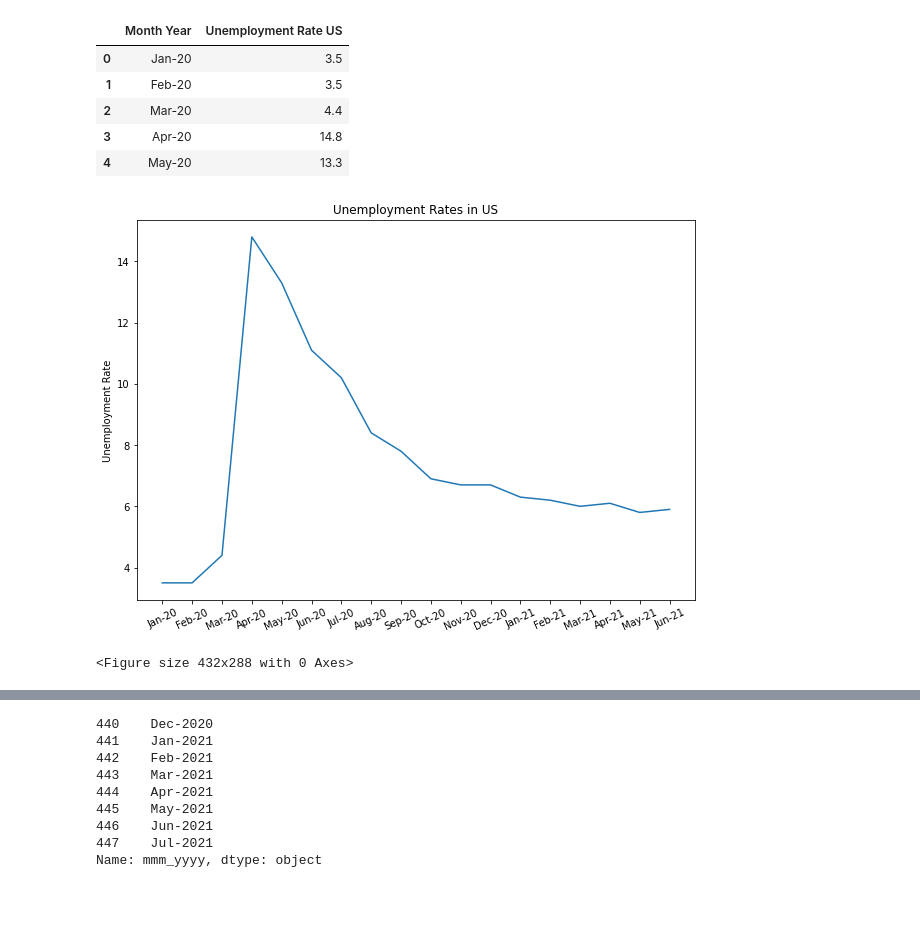
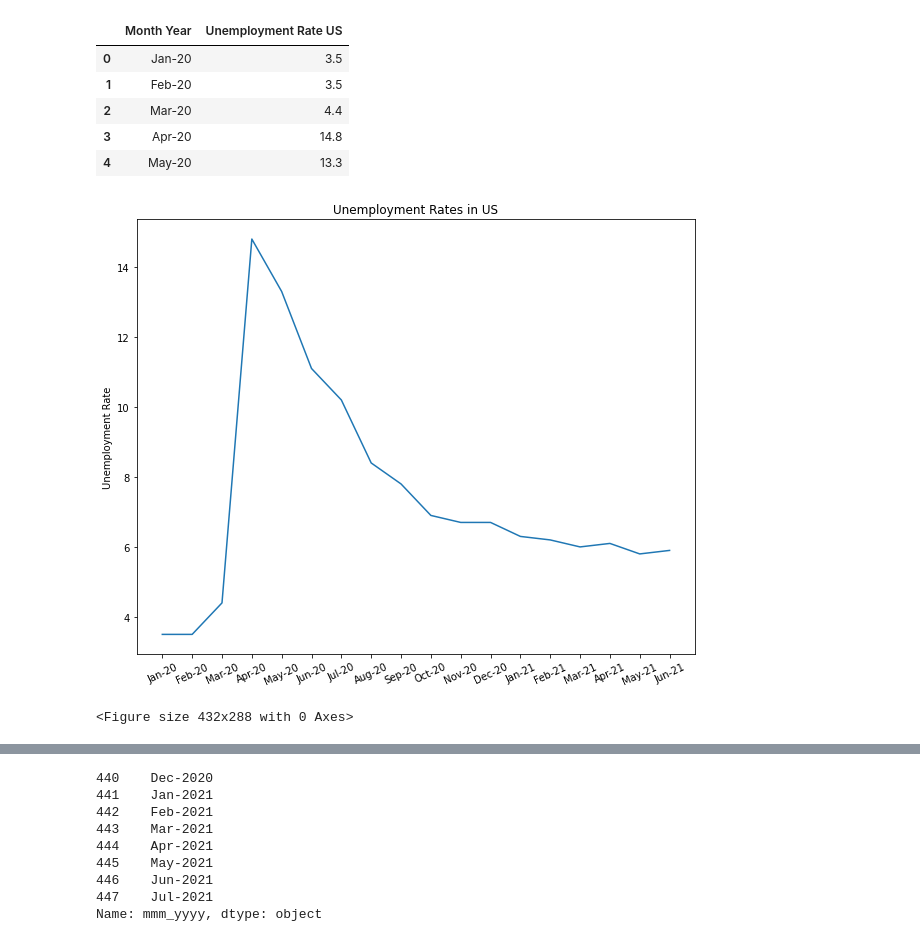
Before and after one commit to meetk5/Team-Project1, a Jupyter notebook: Covid-19 Vaccination administrated and its impact on US Unemployment-checkpoint.ipynb, the cells around one changed output, grey strips where cells are left out. Saved outputs shown, nothing was run; the diff lists cells and outputs as text; code cells hidden in the pictures; blank space fills up the shorter version.

```diff
--- a/Covid-19 Vaccination administrated and its impact on US Unemployment-checkpoint.ipynb
+++ b/Covid-19 Vaccination administrated and its impact on US Unemployment-checkpoint.ipynb
@@ -51,18 +43,18 @@ x_axis2 = unempl_us["Month Year"]
 y_axis2 = unempl_us["Unemployment Rate US"]
 # %%
 # Create the unemployment rates in US for viewing and analysis.
-plt.subplots(figsize=(10,7))
+plt.subplots(figsize=(10,8))
 plt.plot(x_axis2,y_axis2)
 plt.title("Unemployment Rates in US", fontsize=12)
 plt.ylabel("Unemployment Rate", fontsize=10)
 plt.xticks(fontsize=10, rotation='25')
 
 plt.savefig("ImagesBCP/Unemployment Rates line graph in US.png")
 #plt.legend()
 plt.show()
 plt.tight_layout()
 # %% [output]
-[figure, old version]
+[figure, new version]
 <Figure size 432x288 with 0 Axes>
 # %%
 # The vaccination file that was remediated for analysis described earlier.
```
Also changed, not shown: parts of 9 cells of this notebook, 5 other files.
